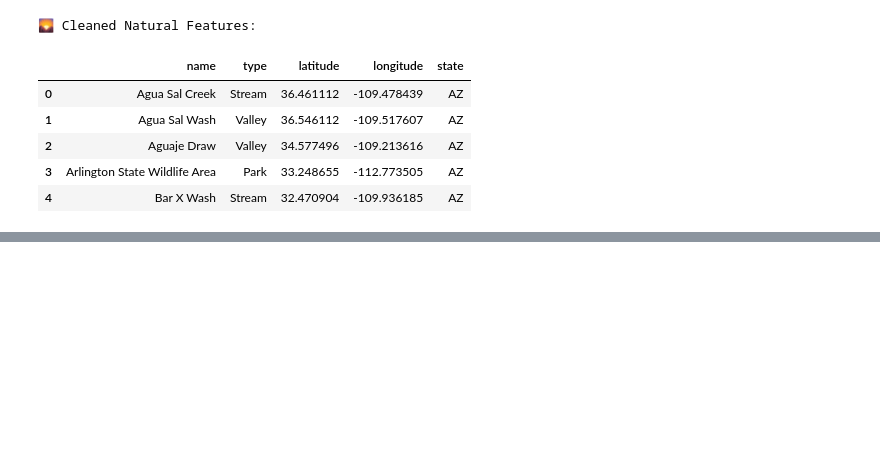
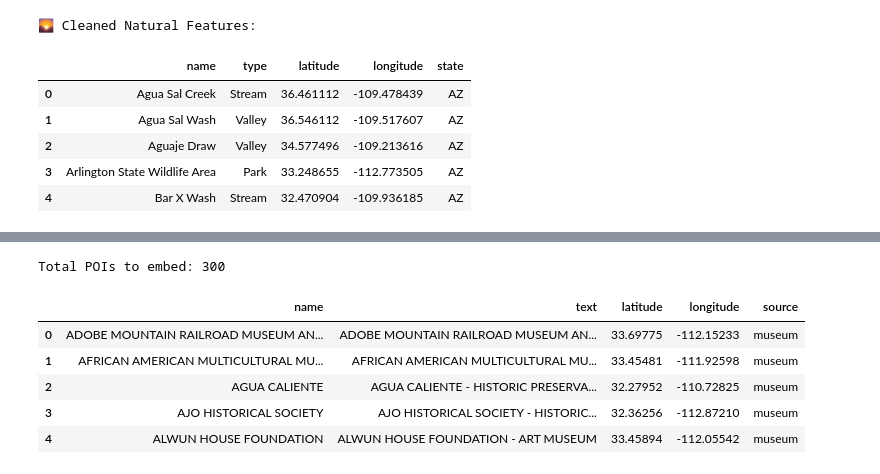
Before and after one commit to rajeshsawant98/genai-travel-planner, a Jupyter notebook: travel-planner-personalized-itinerary-generator.ipynb, the cells around one changed output, grey strips where cells are left out. Drawn from its saved outputs; the diff is of its cells as text; code cells hidden in the pictures; blank space fills up the shorter version.

```diff
--- a/travel-planner-personalized-itinerary-generator.ipynb
+++ b/travel-planner-personalized-itinerary-generator.ipynb
@@ -133,0 +197,33 @@ display(gnis_poi.head())
+# %%
+# 🎯 Sample 100 from each source
+sample_museums = museums_poi.head(100).copy()
+sample_yelp = yelp_poi.head(100).copy()
+sample_gnis = gnis_poi.head(100).copy()
+
+# 🏷️ Add a source column
+sample_museums["source"] = "museum"
+sample_yelp["source"] = "restaurant"
+sample_gnis["source"] = "natural"
+
+# ✍️ Create a unified text column
+sample_museums["text"] = sample_museums["name"] + " - " + sample_museums["type"]
+sample_yelp["text"] = sample_yelp["name"] + " - " + sample_yelp["categories"]
+sample_gnis["text"] = sample_gnis["name"] + " - " + sample_gnis["type"]
+
+# 🧱 Unify the POIs
+unified_pois = pd.concat([
+    sample_museums[["name", "text", "latitude", "longitude", "source"]],
+    sample_yelp[["name", "text", "latitude", "longitude", "source"]],
+    sample_gnis[["name", "text", "latitude", "longitude", "source"]],
+], ignore_index=True)
+
+print(f"Total POIs to embed: {len(unified_pois)}")
+display(unified_pois.head())
+# %% [output]
+Total POIs to embed: 300
+|  | name | text | latitude | longitude | source |
+| 0 | ADOBE MOUNTAIN RAILROAD MUSEUM AN... | ADOBE MOUNTAIN RAILROAD MUSEUM AN... | 33.69775 | -112.15233 | museum |
+| 1 | AFRICAN AMERICAN MULTICULTURAL MU... | AFRICAN AMERICAN MULTICULTURAL MU... | 33.45481 | -111.92598 | museum |
+| 2 | AGUA CALIENTE | AGUA CALIENTE - HISTORIC PRESERVA... | 32.27952 | -110.72825 | museum |
+| 3 | AJO HISTORICAL SOCIETY | AJO HISTORICAL SOCIETY - HISTORIC... | 32.36256 | -112.87210 | museum |
+| 4 | ALWUN HOUSE FOUNDATION | ALWUN HOUSE FOUNDATION - ART MUSEUM | 33.45894 | -112.05542 | museum |
```
Also changed, not shown: parts of 11 cells of this notebook.
